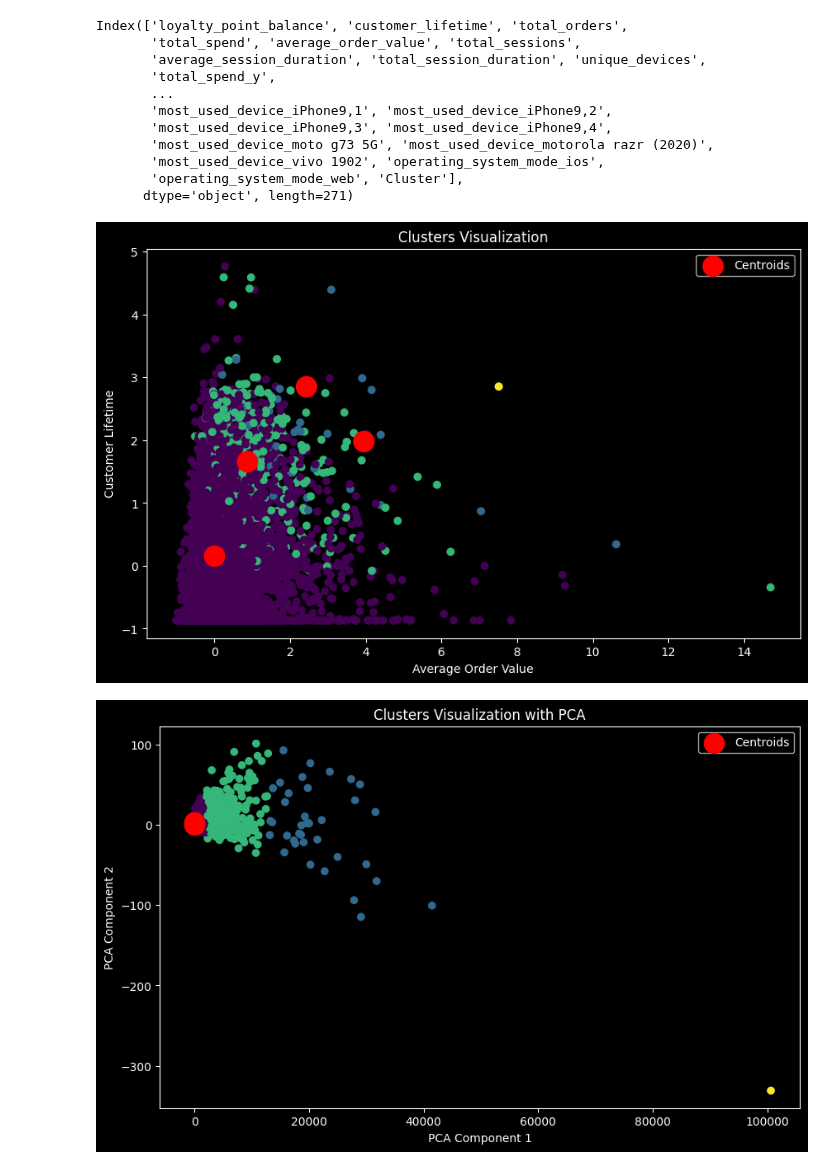
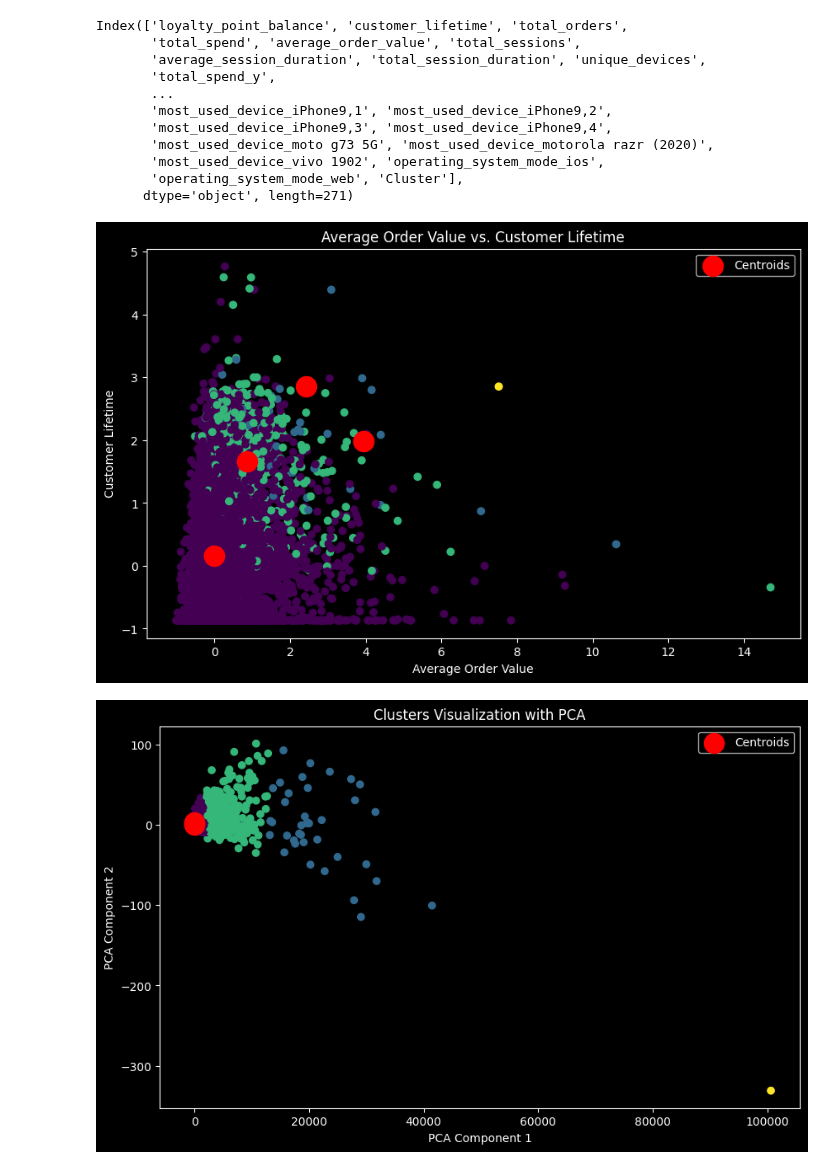
Before and after one commit to ssulaihasubi/floward-take-home-assessment, a Jupyter notebook: task-2-case-study-1-clustering.ipynb, the cells around one changed output. Cells and saved outputs as stored; diff of their text form; code cells hidden in the pictures.

```diff
--- a/task-2-case-study-1-clustering.ipynb
+++ b/task-2-case-study-1-clustering.ipynb
@@ -766,17 +818,17 @@ Index(['loyalty_point_balance', 'customer_lifetime', 'total_orders',
 # %%
 import matplotlib.pyplot as plt
 
 # Replace 'average_order_value' and 'customer_lifetime' with actual column names from your dataframe
 plt.figure(figsize=(10, 6))
 plt.scatter(clustering_df['average_order_value'], clustering_df['customer_lifetime'], c=clustering_df['Cluster'], cmap='viridis')
 plt.scatter(kmeans.cluster_centers_[:, 0], kmeans.cluster_centers_[:, 1], s=300, c='red', label='Centroids')
 plt.xlabel('Average Order Value')
 plt.ylabel('Customer Lifetime')
-plt.title('Clusters Visualization')
+plt.title('Average Order Value vs. Customer Lifetime')
 plt.legend()
 plt.show()
 # %% [output]
-[figure, old version]
+[figure, new version]
 # %%
 from sklearn.decomposition import PCA
 
```
Also changed, not shown: parts of 4 cells of this notebook.
